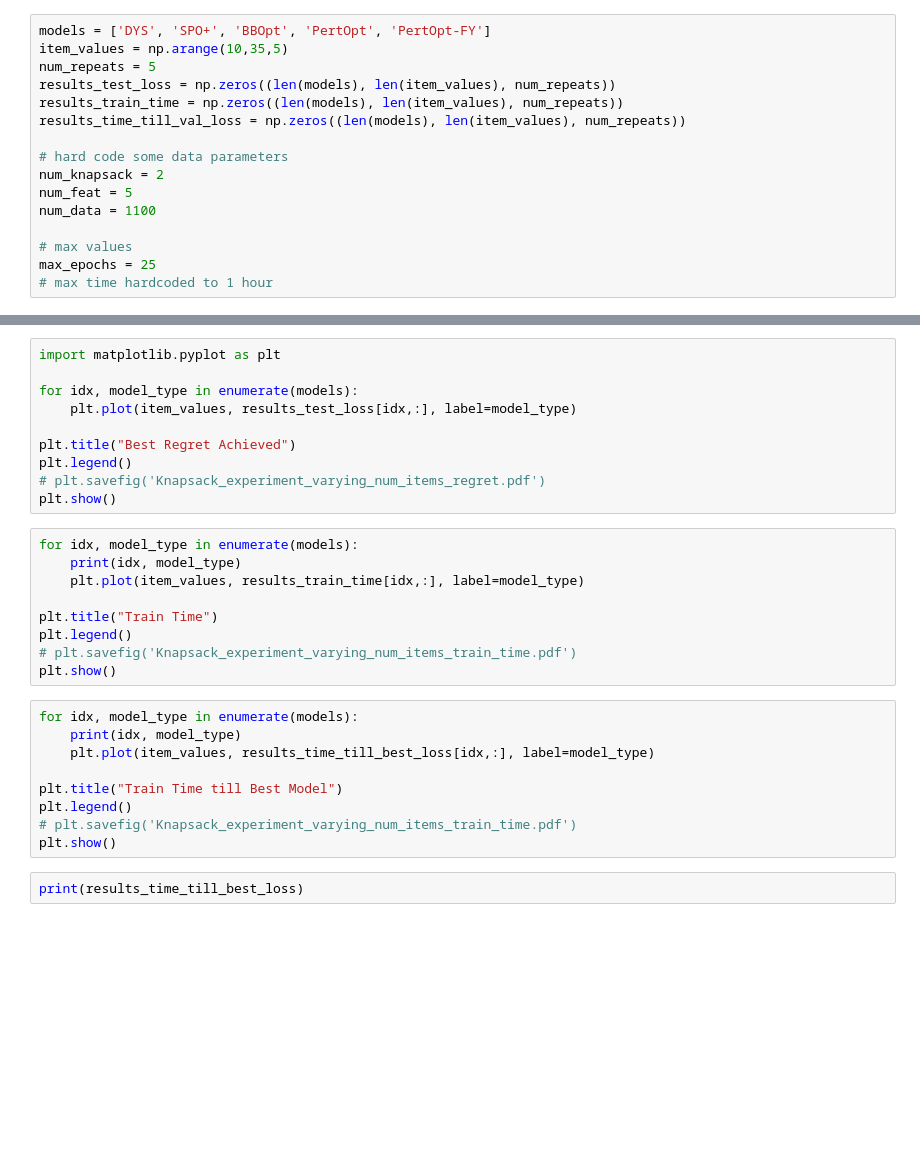
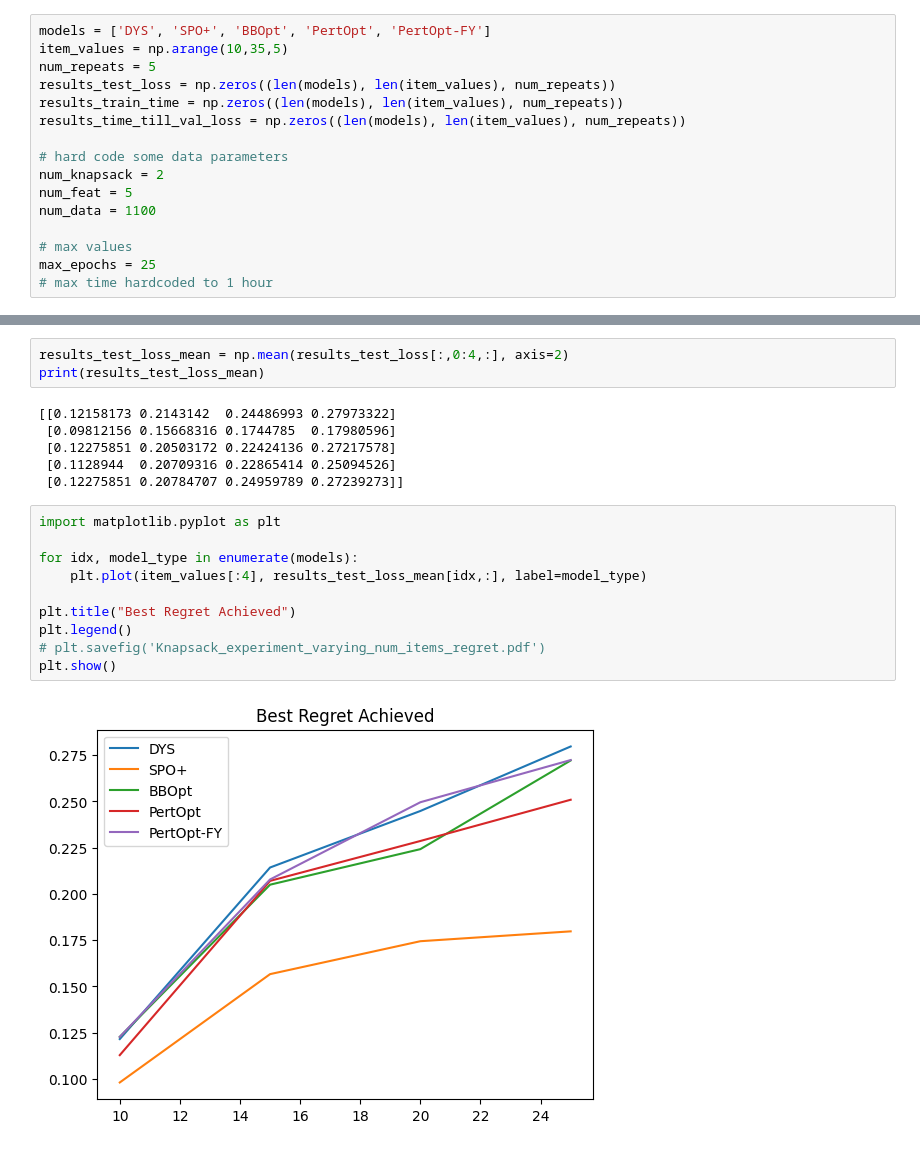
Before and after one commit to mines-opt-ml/fpo-dys, a Jupyter notebook: source/Knapsack_Testing/Knapsack_Experiment.ipynb, the cells around one changed output, grey strips where cells are left out. Drawn from its saved outputs; the diff is of its cells as text; blank space fills up the shorter version.

```diff
--- a/Knapsack_Testing/Knapsack_Experiment.ipynb
+++ b/source/Knapsack_Testing/Knapsack_Experiment.ipynb
@@ -108,30 +144,21 @@ print(results_test_loss)
+# %%
+results_test_loss_mean = np.mean(results_test_loss[:,0:4,:], axis=2)
+print(results_test_loss_mean)
+# %% [output]
+[[0.12158173 0.2143142  0.24486993 0.27973322]
+ [0.09812156 0.15668316 0.1744785  0.17980596]
+ [0.12275851 0.20503172 0.22424136 0.27217578]
+ [0.1128944  0.20709316 0.22865414 0.25094526]
+ [0.12275851 0.20784707 0.24959789 0.27239273]]
 # %%
 import matplotlib.pyplot as plt
 
 for idx, model_type in enumerate(models):
-    plt.plot(item_values, results_test_loss[idx,:], label=model_type)
+    plt.plot(item_values[:4], results_test_loss_mean[idx,:], label=model_type)
 
 plt.title("Best Regret Achieved")
 plt.legend()
 # plt.savefig('Knapsack_experiment_varying_num_items_regret.pdf')
 plt.show()
+# %% [output]
+[figure, added]
-# %%
-for idx, model_type in enumerate(models):
-    print(idx, model_type)
-    plt.plot(item_values, results_train_time[idx,:], label=model_type)
-
-plt.title("Train Time")
-plt.legend()
-# plt.savefig('Knapsack_experiment_varying_num_items_train_time.pdf')
-plt.show()
-# %%
-for idx, model_type in enumerate(models):
-    print(idx, model_type)
-    plt.plot(item_values, results_time_till_best_loss[idx,:], label=model_type)
-
-plt.title("Train Time till Best Model")
-plt.legend()
-# plt.savefig('Knapsack_experiment_varying_num_items_train_time.pdf')
-plt.show()
-# %%
-print(results_time_till_best_loss)
```
Also changed, not shown: parts of 7 cells of this notebook, 47 other files.
